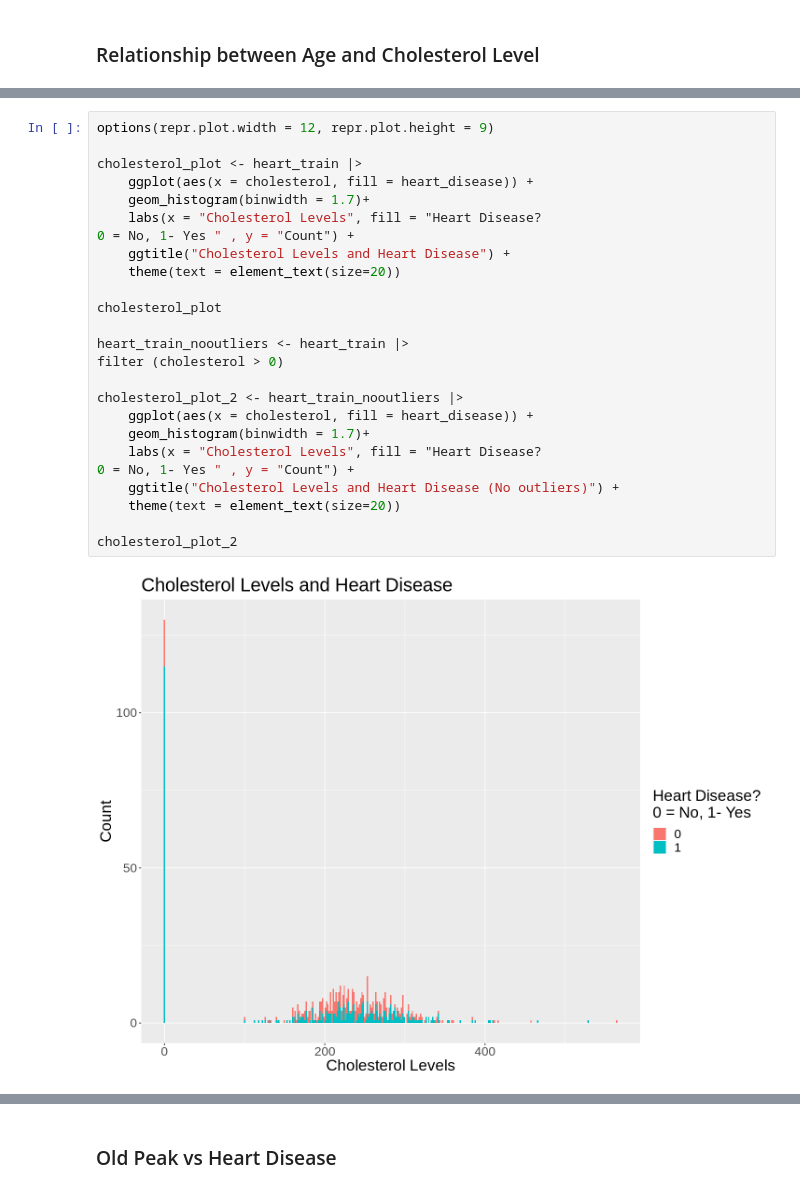
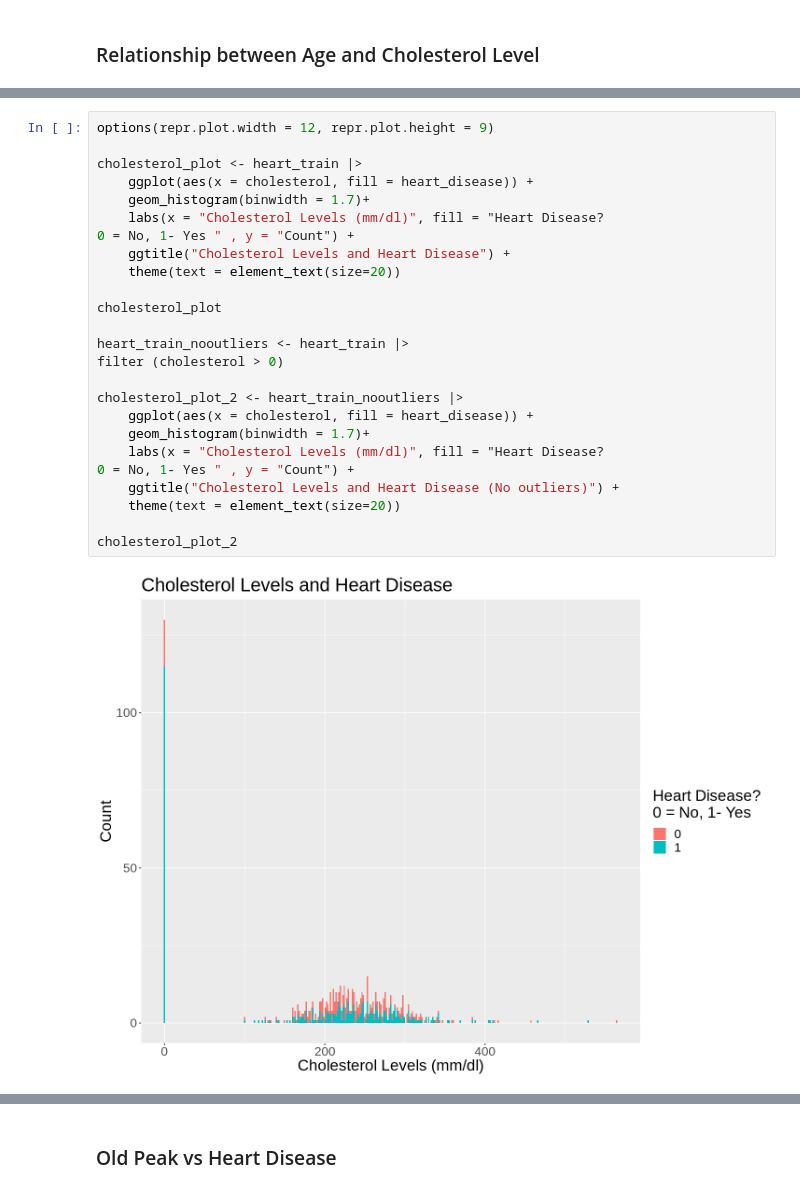
Before and after one commit to sara2815/Heart-Attack-Analysis, a Jupyter notebook: Group-43-Project.ipynb, the cells around one changed output, grey strips where cells are left out. Cells and saved outputs as stored; diff of their text form.

```diff
--- a/Group-43-Project.ipynb
+++ b/Group-43-Project.ipynb
@@ -233,27 +238,27 @@ agevscholesterol_plot
 # %%
 options(repr.plot.width = 12, repr.plot.height = 9)
 
 cholesterol_plot <- heart_train |>
     ggplot(aes(x = cholesterol, fill = heart_disease)) +
     geom_histogram(binwidth = 1.7)+
-    labs(x = "Cholesterol Levels", fill = "Heart Disease?
+    labs(x = "Cholesterol Levels (mm/dl)", fill = "Heart Disease?
 0 = No, 1- Yes " , y = "Count") +
     ggtitle("Cholesterol Levels and Heart Disease") +
     theme(text = element_text(size=20))
 
 cholesterol_plot
 
 heart_train_nooutliers <- heart_train |>
 filter (cholesterol > 0)
 
 cholesterol_plot_2 <- heart_train_nooutliers |>
     ggplot(aes(x = cholesterol, fill = heart_disease)) +
     geom_histogram(binwidth = 1.7)+
-    labs(x = "Cholesterol Levels", fill = "Heart Disease?
+    labs(x = "Cholesterol Levels (mm/dl)", fill = "Heart Disease?
 0 = No, 1- Yes " , y = "Count") +
     ggtitle("Cholesterol Levels and Heart Disease (No outliers)") +
     theme(text = element_text(size=20))
 
 cholesterol_plot_2
 # %% [output]
-[figure, old version]
+[figure, new version]
```
Also changed, not shown: parts of 8 cells of this notebook.
